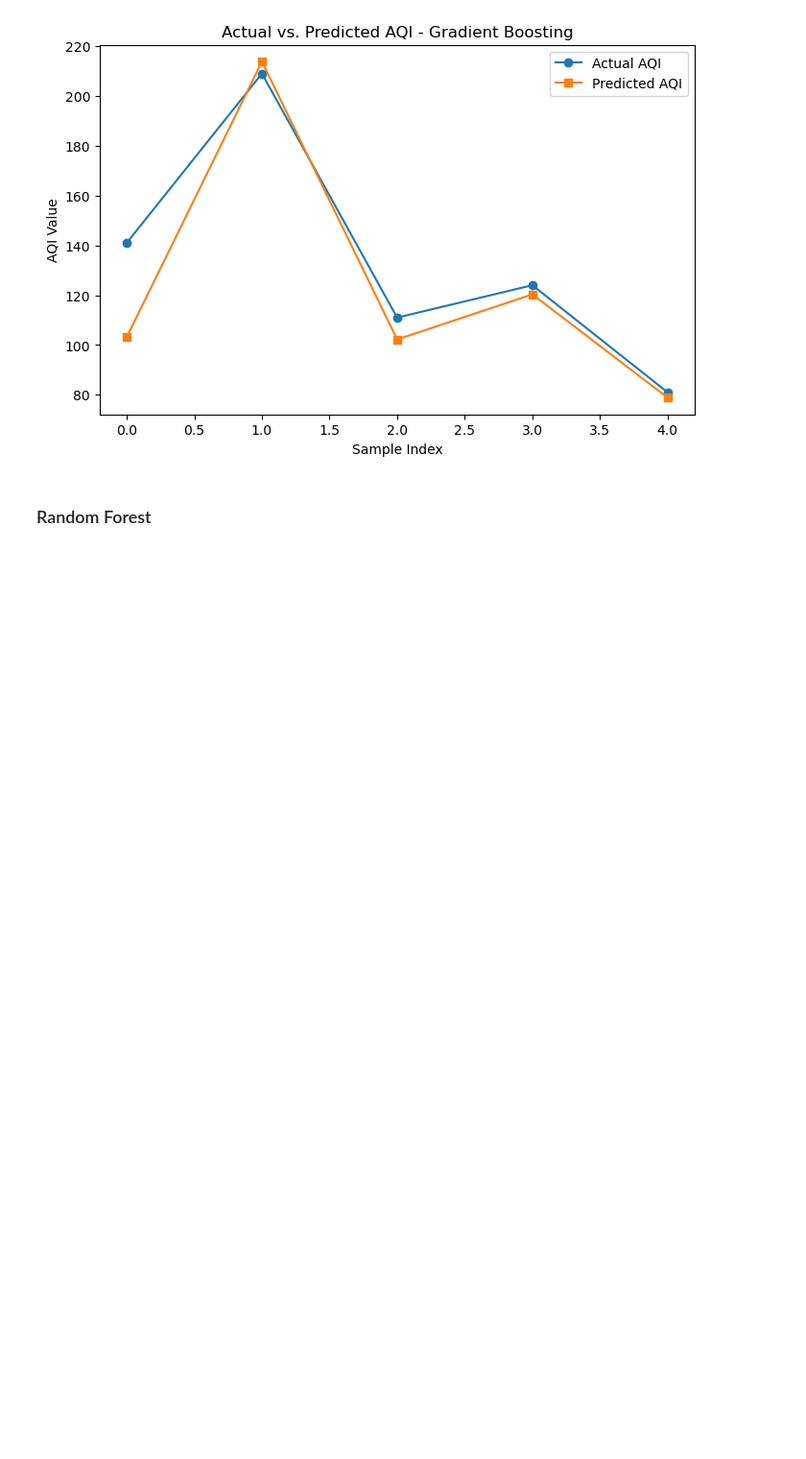
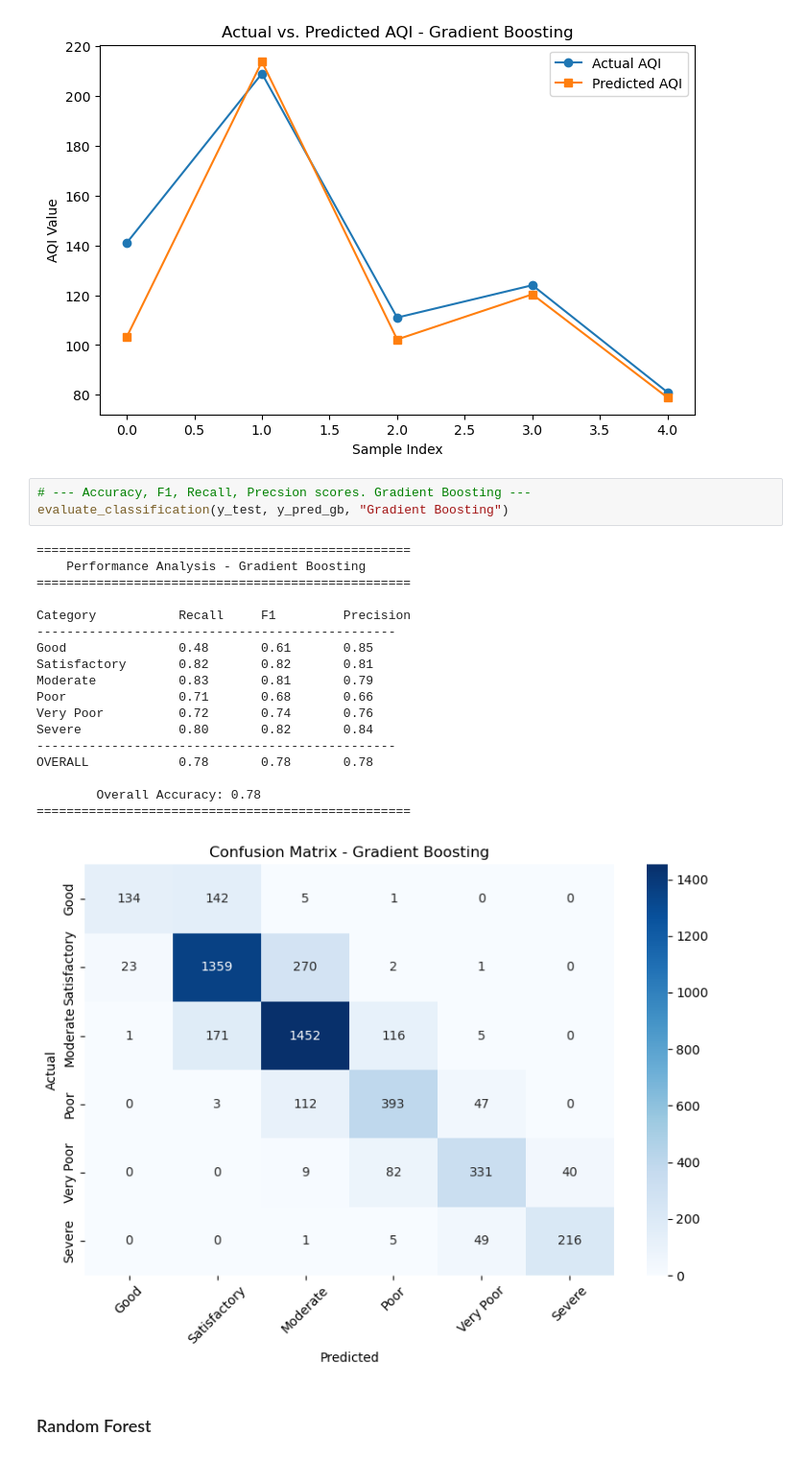
Before and after one commit to Kartikgupta041/340W_AQI_project, a Jupyter notebook: Code.ipynb, the cells around one changed output. Shown at 96% size. Saved outputs shown, nothing was run; the diff lists cells and outputs as text; blank space fills up the shorter version.

Commit message:
Add files via upload
Parent Paper Random Forest Implementation + Linear Regression + GradientBoosting approaches.

```diff
--- a/Code.ipynb
+++ b/Code.ipynb
@@ -290,6 +348,28 @@ Optimized Gradient Boosting Performance:
 MAE: 21.78, RMSE: 41.90, R2 Score: 0.90
 Predicted AQI values: [103.20493745 213.7732239  102.2217613  120.33737332  78.87255412]
 [figure]
+# %%
+# --- Accuracy, F1, Recall, Precsion scores. Gradient Boosting ---
+evaluate_classification(y_test, y_pred_gb, "Gradient Boosting")
+# %% [output]
+==================================================
+    Performance Analysis - Gradient Boosting
+==================================================
+
+Category           Recall     F1         Precision
+------------------------------------------------
+Good               0.48       0.61       0.85
+Satisfactory       0.82       0.82       0.81
+Moderate           0.83       0.81       0.79
+Poor               0.71       0.68       0.66
+Very Poor          0.72       0.74       0.76
+Severe             0.80       0.82       0.84
+------------------------------------------------
+OVERALL            0.78       0.78       0.78
+
+        Overall Accuracy: 0.78
+==================================================
+[figure, added]
 # %% [markdown]
 ### Random Forest
 # %%
```
Also changed, not shown: parts of 3 cells of this notebook.
